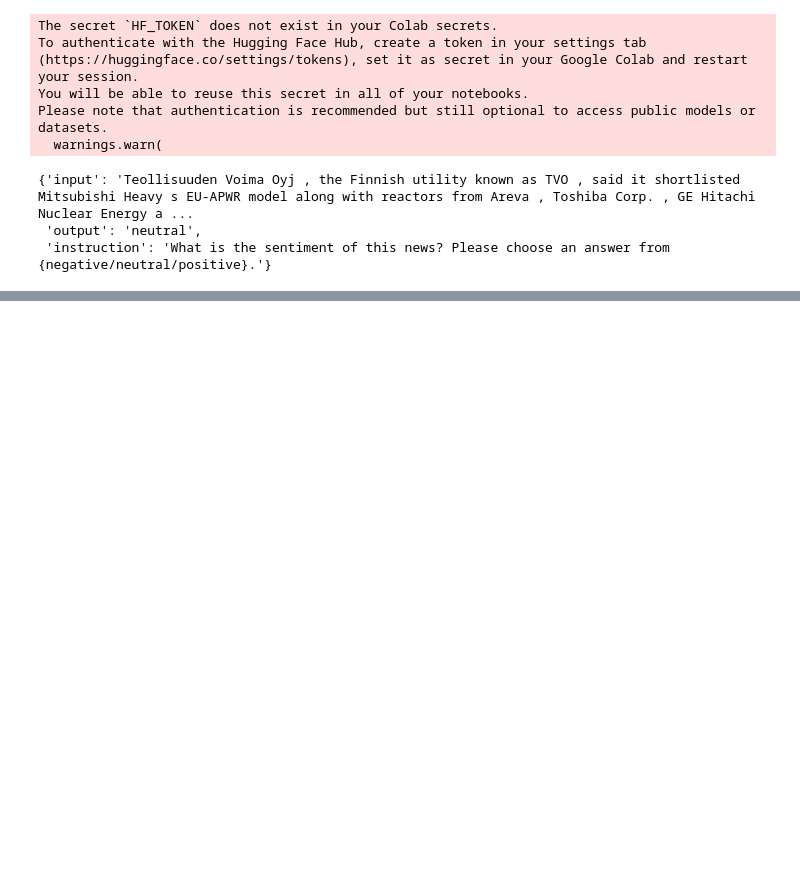
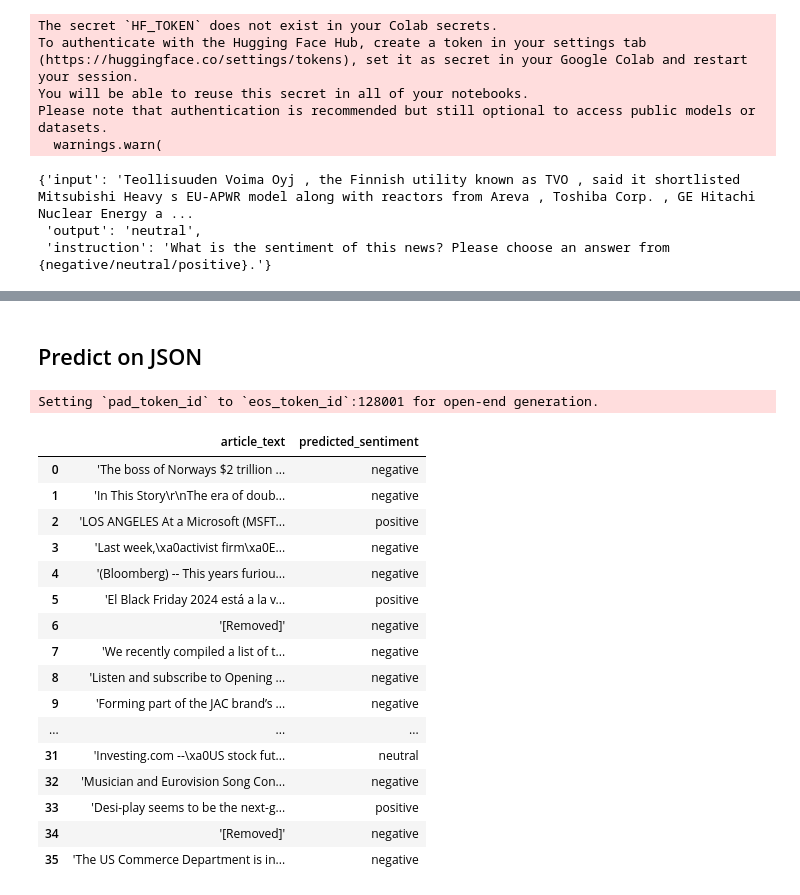
Before and after one commit to AmballaAvinash/StockNews, a Jupyter notebook: financial_sentiment_eval.ipynb, the cells around one changed output, grey strips where cells are left out. Drawn from its saved outputs; the diff is of its cells as text; code cells hidden in the pictures; blank space fills up the shorter version.

Commit message:
predict on json

```diff
--- a/financial_sentiment_eval.ipynb
+++ b/financial_sentiment_eval.ipynb
@@ -126,0 +113,57 @@ mildly disappointing       0.00      0.00      0.00         0
+# %% [markdown]
+## Predict on JSON
+# %%
+def predict_news_sentiments(news_json):
+    # Extract article content from the JSON
+    articles = news_json.get("articles", [])
+    texts = [article.get("content", "") for article in articles]
+
+    batch_size = 4  # Adjust based on GPU
+    predictions = []
+    instruction = "Characterize the news's sentiment using the following options. Options: negative, positive"
+    instructions = [instruction for _ in range(len(texts))]
+    for i in tqdm(range(0, len(texts), batch_size)):
+        batch_texts = texts[i:i + batch_size]
+        batch_outputs = generate_predictions_batched(batch_texts, instructions, batch_size=batch_size)
+
+        for output in batch_outputs:
+            sentiment = extract_sentiment_from_output(output)
+            predictions.append(sentiment)
+
+    evaluation_results = pd.DataFrame({
+        'article_text': texts,
+        'predicted_sentiment': predictions
+    })
+
+    # Convert article_text to raw string format
+    evaluation_results['article_text'] = evaluation_results['article_text'].apply(lambda x: repr(x))
+
+    evaluation_results.to_csv("news_sentiment_predictions.csv", index=False)
+
+    return evaluation_results
+
+file_name = "news_data.json"
+news_json = json.load(open(file_name, "r"))
+
+predicted_results = predict_news_sentiments(news_json)
+
+predicted_results
+# %% [output]
+Setting `pad_token_id` to `eos_token_id`:128001 for open-end generation.
+|  | article_text | predicted_sentiment |
+| 0 | 'The boss of Norways $2 trillion ... | negative |
+| 1 | 'In This Story\r\nThe era of doub... | negative |
+| 2 | 'LOS ANGELES At a Microsoft (MSFT... | positive |
+| 3 | 'Last week,\xa0activist firm\xa0E... | negative |
+| 4 | '(Bloomberg) -- This years furiou... | negative |
+| 5 | 'El Black Friday 2024 está a la v... | positive |
+| 6 | '[Removed]' | negative |
+| 7 | 'We recently compiled a list of t... | negative |
+| 8 | 'Listen and subscribe to Opening ... | negative |
+| 9 | 'Forming part of the JAC brand’s ... | negative |
+| ... | ... | ... |
+| 31 | 'Investing.com --\xa0US stock fut... | neutral |
+| 32 | 'Musician and Eurovision Song Con... | negative |
+| 33 | 'Desi-play seems to be the next-g... | positive |
+| 34 | '[Removed]' | negative |
+| 35 | 'The US Commerce Department is in... | negative |
```
Also changed, not shown: parts of 2 cells of this notebook.
